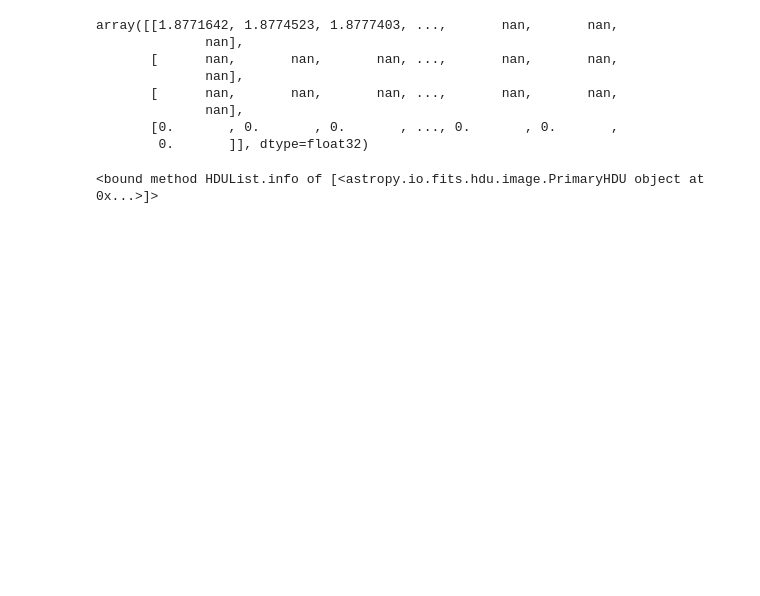
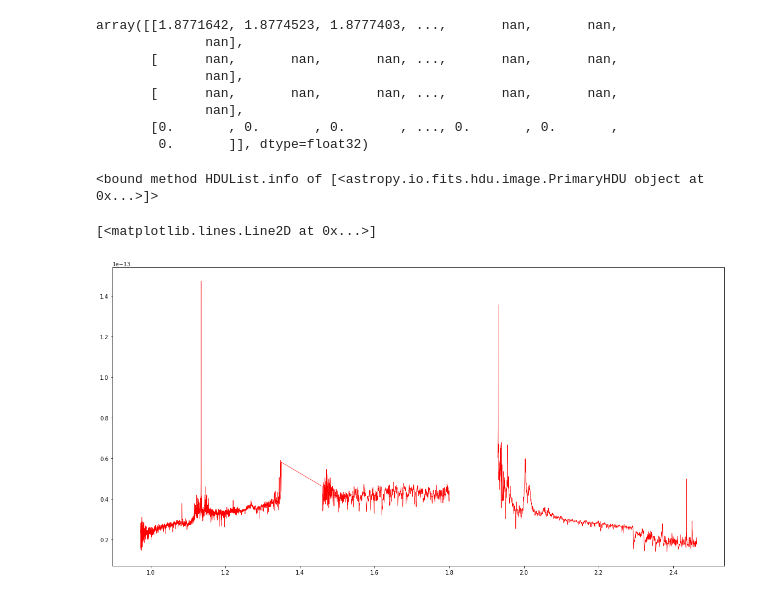
Before and after one commit to Hallflower20/Ay20-Project, a Jupyter notebook: PlotSpectrum.ipynb, the cells around one changed output. Cells and saved outputs as stored; diff of their text form; code cells hidden in the pictures; blank space fills up the shorter version.

```diff
--- a/PlotSpectrum.ipynb
+++ b/PlotSpectrum.ipynb
@@ -113,3 +120,19 @@ array([[1.8771642, 1.8774523, 1.8777403, ...,       nan,       nan,
 table.info
 # %% [output]
 <bound method HDUList.info of [<astropy.io.fits.hdu.image.PrimaryHDU object at 0x...>]>
+# %%
+from astropy.io import fits
+import numpy as np
+import matplotlib.pyplot as plt
+fig = plt.figure(figsize = (20,10))
+specfile = 'spec_rcb2894_rcb1536_85.fits'
+spec = fits.open(specfile)
+data = spec[0].data
+wavs = np.ndarray.flatten(np.array([data[3][0],data[2][0],data[1][0],data[0][0]]))
+fluxes = np.ndarray.flatten(np.array([data[3][1],data[2][1],data[1][1],data[0][1]]))
+wavmask = ((wavs<1.46) & (wavs>1.35)) | ((wavs<1.93) & (wavs>1.8))
+wavmask = np.invert(wavmask)
+plt.plot(wavs[wavmask],fluxes[wavmask],linewidth=0.7,c='r')
+# %% [output]
+[<matplotlib.lines.Line2D at 0x...>]
+[figure, added]
```
Also changed, not shown: parts of 12 cells of this notebook, 2 other files.
